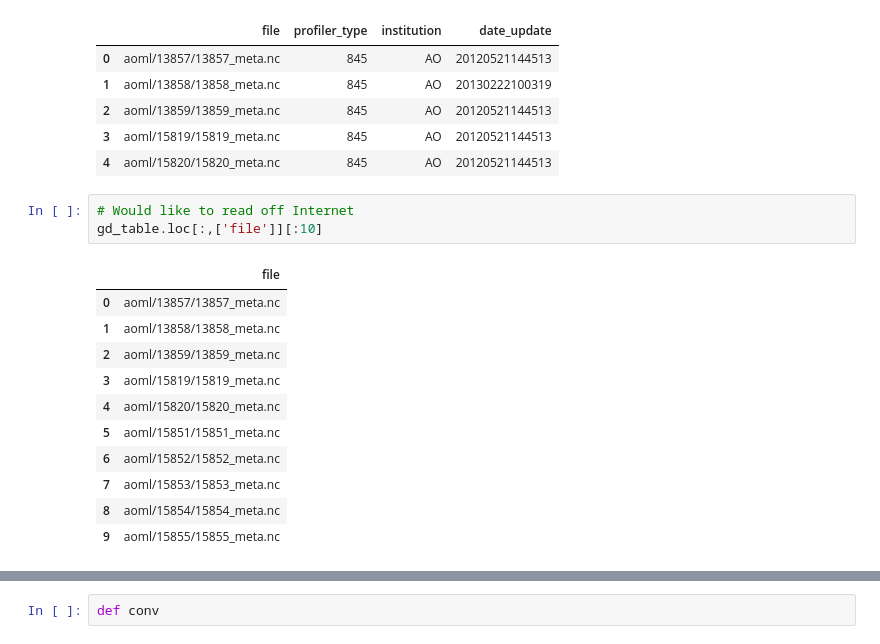
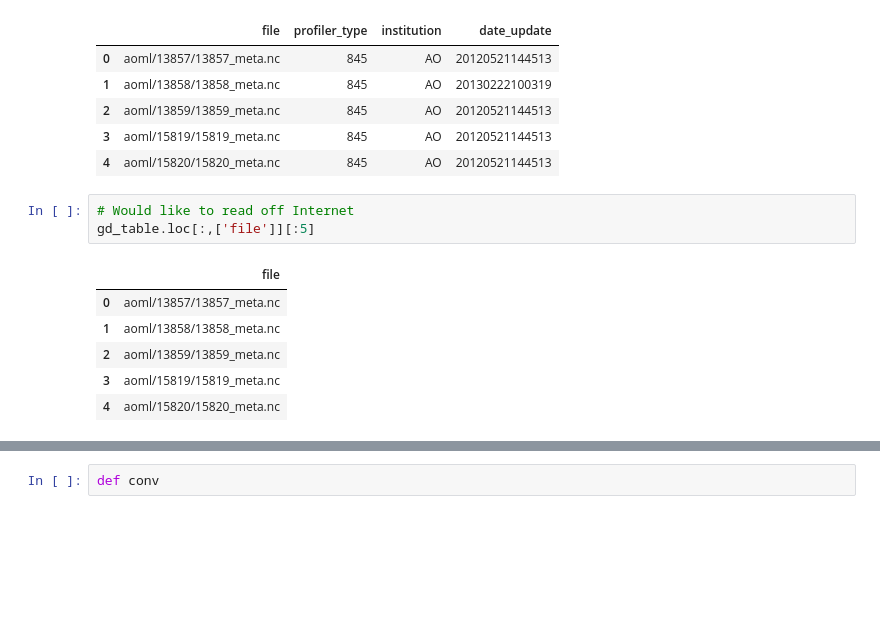
Before and after one commit to biofloat/biofloat, a Jupyter notebook: o2_data_correction.ipynb, the cells around one changed output, grey strips where cells are left out. Drawn from its saved outputs; the diff is of its cells as text; blank space fills up the shorter version.

```diff
--- a/o2_data_correction.ipynb
+++ b/o2_data_correction.ipynb
@@ -174,16 +175,11 @@ gd_table[:5]
 | 4 | aoml/15820/15820_meta.nc | 845 | AO | 20120521144513 |
 # %%
 # Would like to read off Internet
-gd_table.loc[:,['file']][:10]
+gd_table.loc[:,['file']][:5]
 # %% [output]
 |  | file |
 | 0 | aoml/13857/13857_meta.nc |
 | 1 | aoml/13858/13858_meta.nc |
 | 2 | aoml/13859/13859_meta.nc |
 | 3 | aoml/15819/15819_meta.nc |
 | 4 | aoml/15820/15820_meta.nc |
-| 5 | aoml/15851/15851_meta.nc |
-| 6 | aoml/15852/15852_meta.nc |
-| 7 | aoml/15853/15853_meta.nc |
-| 8 | aoml/15854/15854_meta.nc |
-| 9 | aoml/15855/15855_meta.nc |
```
Also changed, not shown: parts of 20 cells of this notebook.
